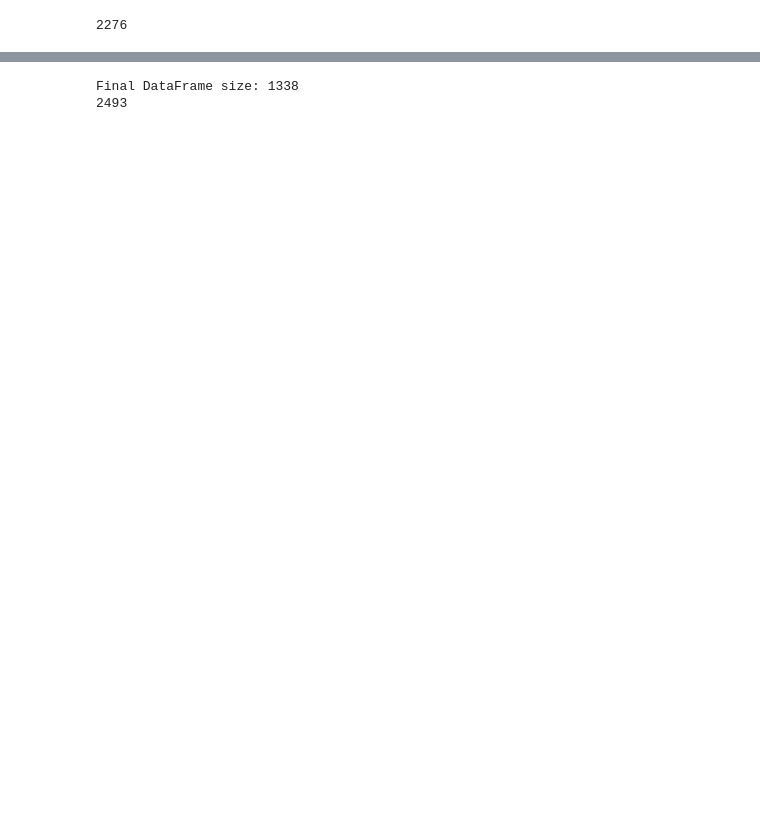
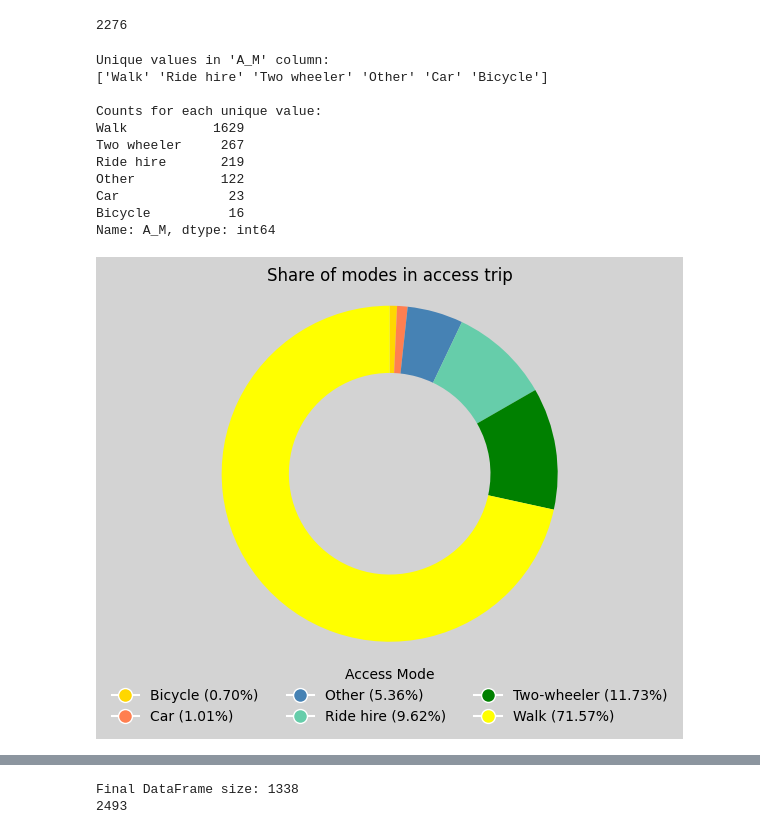
Before and after one commit to Gavaskar24/Metro, a Jupyter notebook: EDA.ipynb, the cells around one changed output, grey strips where cells are left out. Cells and saved outputs as stored; diff of their text form; code cells hidden in the pictures; blank space fills up the shorter version.

```diff
--- a/EDA.ipynb
+++ b/EDA.ipynb
@@ -386,6 +192,20 @@ def map_distances():
 
     return df,df_park
 df,df_park=map_distances()
+# %%
+access_map={1:'Walk',2:'Bicycle',3:'Two wheeler',4:'Car',5:'Ride hire',6:'Ride hire',7:'Ride hire',8:'Other',9:'Other',10:'Other',11:'Other',12:'Other'}
+
+# create a new column mapping ACCESS_M to above dictionary
+
+df['A_M']=df['ACCESS_M'].map(access_map)
+
+
+
+egress_map={1:'Walk',2:'Bicycle',3:'Two wheeler',4:'Car',5:'Ride hire',6:'Ride hire',7:'Ride hire',8:'Other',9:'Other',10:'Other',11:'Other',12:'Other'}
+
+# create a new column mapping EGRESS_M to above dictionary
+
+df['E_M']=df['EGRESS_M'].map(egress_map)
 # %%
 def map_age():
     age_mapping = {
@@ -420,7 +240,3 @@ def map_income():
        # print(df['INCOME'].value_counts())
 
        return df,df_park
-# %%
-df=df.loc[(df['ACCESS_TIME']<30) & (df['EGRESS_TIME']<30)]
-df=df.loc[(df['ACCESS_TIME']>0) & (df['EGRESS_TIME']>0)]
-df['ACCESS_TIME'].describe()
@@ -500,3 +304,63 @@ data.to_csv('data.csv',index=True)
 data.shape[0]
 # %% [output]
 2276
+# %%
+import seaborn as sns
+import matplotlib.pyplot as plt
+
+# Assuming 'df' is your DataFrame
+total = len(df['A_M'])
+counts = df['A_M'].value_counts(normalize=True).sort_index() * 100
+
+# Print unique values and counts for troubleshooting
+print("Unique values in 'A_M' column:")
+print(df['A_M'].unique())
+
+print("\nCounts for each unique value:")
+print(df['A_M'].value_counts())
+
+# Define a custom color palette
+custom_palette = ['gold', 'coral', 'steelblue', 'mediumaquamarine', 'green', 'yellow']
+
+# Create a pie chart
+fig, ax = plt.subplots()
+fig.patch.set_facecolor('lightgrey')  # Set the background color
+
+# Inner circle (donut chart)
+ax.pie([1], radius=0.6, colors=['lightgrey'], startangle=90, counterclock=False)
+
+# Outer circle (pie chart)
+wedges, texts = ax.pie(counts, startangle=90, counterclock=False, wedgeprops=dict(width=0.4), colors=custom_palette)
+
+# Add percentage labels inside the pie chart
+for text in texts:
+    text.set(color='black', size=10, weight='bold')
+
+# Set aspect ratio to be equal for a circular pie chart
+ax.axis('equal')
+
+# Create a legend with labels and colors
+legend_labels = ['Bicycle', 'Car', 'Other', 'Ride hire', 'Two-wheeler', 'Walk']
+legend_colors = custom_palette[:len(legend_labels)]  # Use only the relevant colors
+handles = [plt.Line2D([0], [0], marker='o', color='w', markerfacecolor=color, markersize=10) for color in legend_colors]
+legend = plt.legend(handles, legend_labels, title='Access Mode', loc='center', bbox_to_anchor=(0.5, -0.1), ncol=3, frameon=False)
+
+# Add percentage labels next to the legend
+for label, percentage in zip(legend.get_texts(), counts):
+    label.set_text(f'{label.get_text()} ({percentage:.2f}%)')
+
+plt.title('Share of modes in access trip')
+plt.show()
+# %% [output]
+Unique values in 'A_M' column:
+['Walk' 'Ride hire' 'Two wheeler' 'Other' 'Car' 'Bicycle']
+
+Counts for each unique value:
+Walk           1629
+Two wheeler     267
+Ride hire       219
+Other           122
+Car              23
+Bicycle          16
+Name: A_M, dtype: int64
+[figure, added]
```
Also changed, not shown: parts of 16 cells of this notebook, 3 other files.
